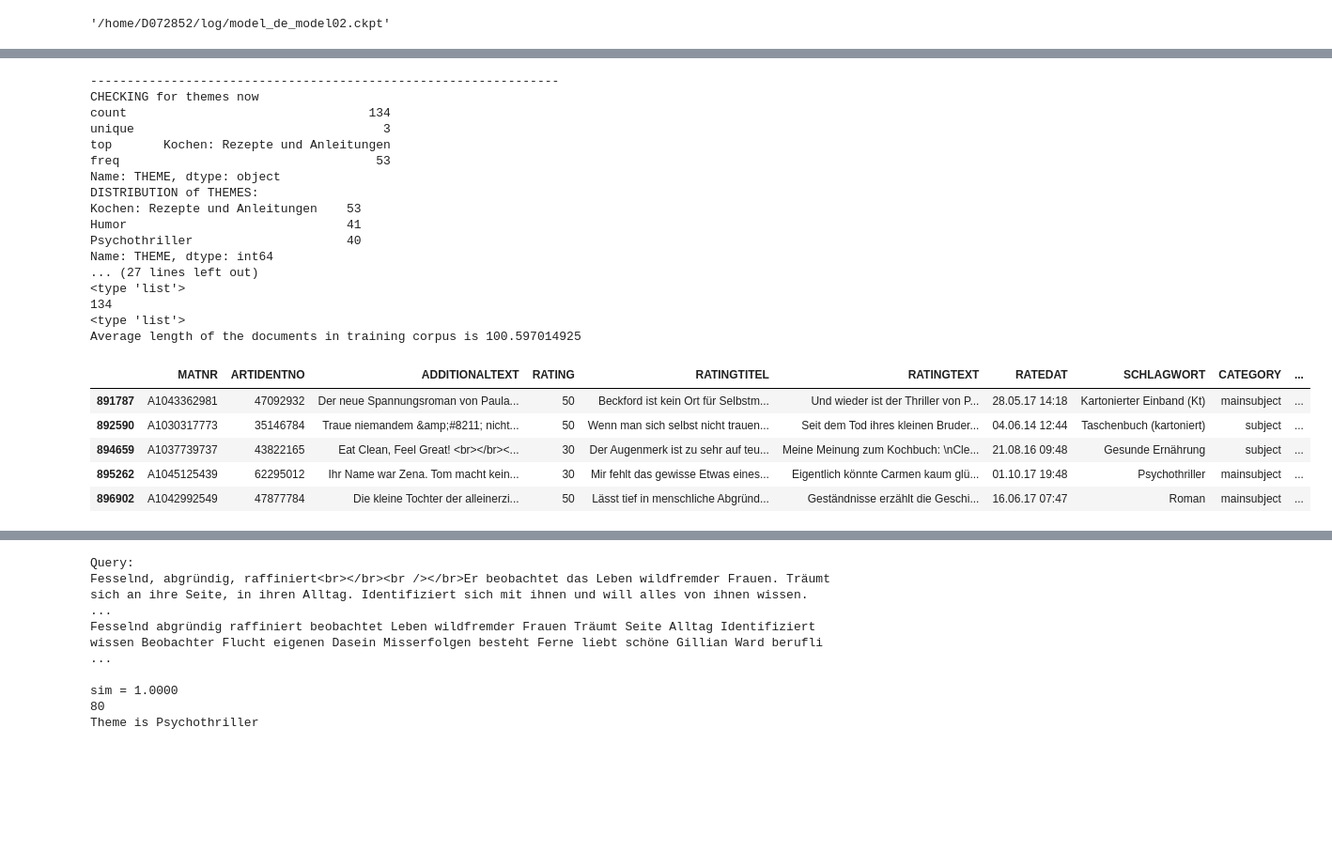
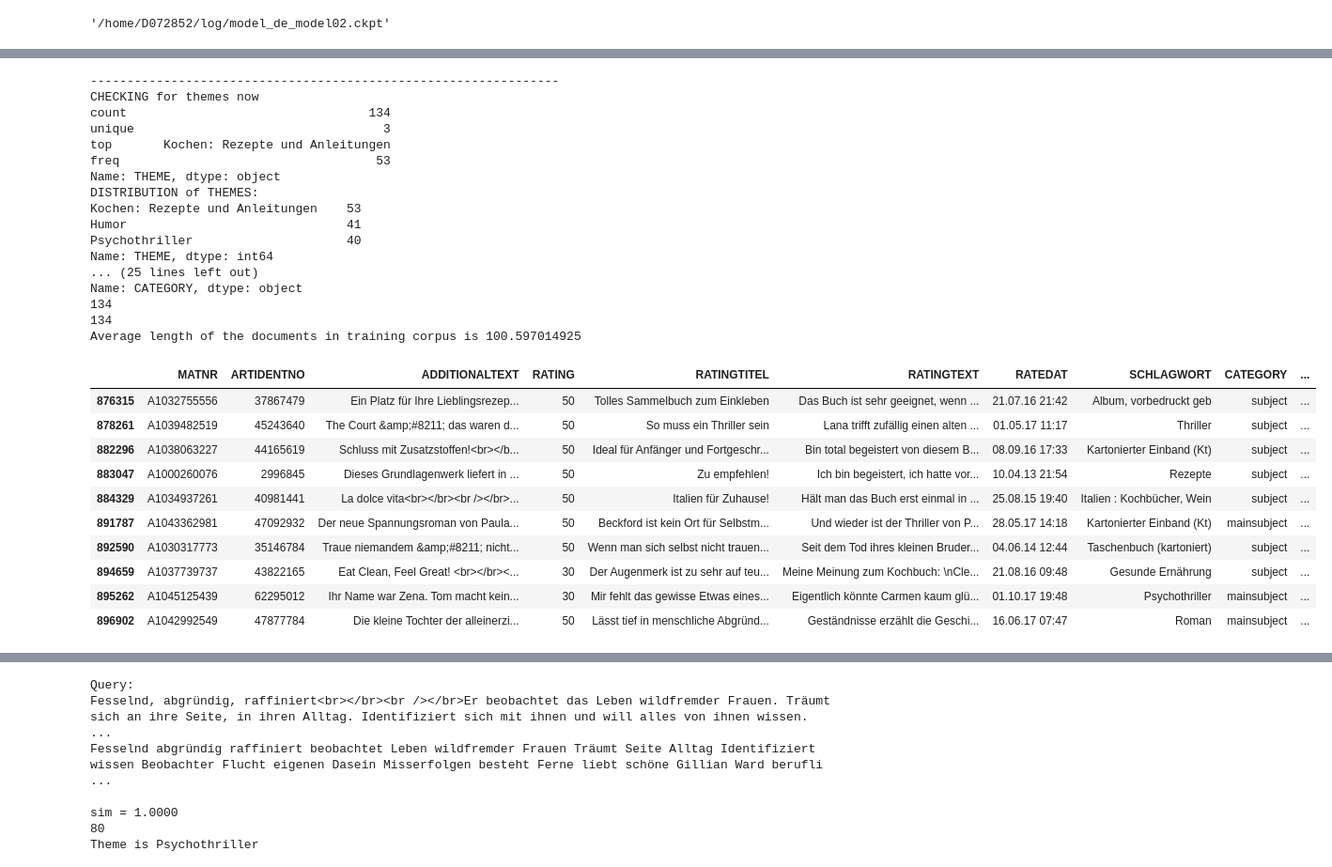
Before and after one commit to dupree/recommender_system, a Jupyter notebook: Bookstore_demoNotebook.ipynb, the cells around one changed output, grey strips where cells are left out. Shown at 94% size. Cells and saved outputs as stored; diff of their text form; code cells hidden in the pictures; blank space fills up the shorter version.

```diff
--- a/Bookstore_demoNotebook.ipynb
+++ b/Bookstore_demoNotebook.ipynb
@@ -397,48 +404,54 @@ train.head(10)
 print "----------------------------------------------------------------"
 # keeping only values relating to specific "un-related" THEMES
 train = train.loc[train['THEME'].isin(['Kochen: Rezepte und Anleitungen','Humor','Psychothriller'])]
+# train = train.loc[train['THEME'].isin(['Selbsthilfe und Persönlichkeitsentwicklung','Bilderbücher mit Erzähltexten','Kochen: Rezepte und Anleitungen'])]
+
 # trying some plotting of data wrt THEMES
 dataVisualise(train)
 
 train_text = train['ADDITIONALTEXT'].tolist()
 train_id = train['MATNR'].tolist()
 train_theme = train['THEME'].tolist()
-train_schalgwort = train['SCHLAGWORT'].tolist()
+train_schlagwort = train['SCHLAGWORT'].tolist()
 
+# some sanity checks for data
 print len(train_id)
-print type(train_id)
 print len(train_text)
-print type(train_text)
 
 total_len = 0
 # calculating the average text lenght in training corpus
 for s in train_text:
     total_len = total_len + len(s.split())
 average_text_len = total_len/len(train_text)
 
 print "Average length of the documents in training corpus is", average_text_len
 
 train.head()
-train.tail()
+train.tail(10)
 # %% [output]
 ----------------------------------------------------------------
 CHECKING for themes now
 count                                 134
 unique                                  3
 top       Kochen: Rezepte und Anleitungen
 freq                                   53
 Name: THEME, dtype: object
 DISTRIBUTION of THEMES:
 Kochen: Rezepte und Anleitungen    53
 Humor                              41
 Psychothriller                     40
 Name: THEME, dtype: int64
-... (27 lines left out)
-<type 'list'>
+... (25 lines left out)
+Name: CATEGORY, dtype: object
 134
-<type 'list'>
+134
 Average length of the documents in training corpus is 100.597014925
 |  | MATNR | ARTIDENTNO | ADDITIONALTEXT | RATING | RATINGTITEL | RATINGTEXT | RATEDAT | SCHLAGWORT | CATEGORY | ... |
+| 876315 | A1032755556 | 37867479 | Ein Platz für Ihre Lieblingsrezep... | 50 | Tolles Sammelbuch zum Einkleben | Das Buch ist sehr geeignet, wenn ... | 21.07.16 21:42 | Album, vorbedruckt geb | subject | ... |
+| 878261 | A1039482519 | 45243640 | The Court &amp;#8211; das waren d... | 50 | So muss ein Thriller sein | Lana trifft zufällig einen alten ... | 01.05.17 11:17 | Thriller | subject | ... |
+| 882296 | A1038063227 | 44165619 | Schluss mit Zusatzstoffen!<br></b... | 50 | Ideal für Anfänger und Fortgeschr... | Bin total begeistert von diesem B... | 08.09.16 17:33 | Kartonierter Einband (Kt) | subject | ... |
+| 883047 | A1000260076 | 2996845 | Dieses Grundlagenwerk liefert in ... | 50 | Zu empfehlen! | Ich bin begeistert, ich hatte vor... | 10.04.13 21:54 | Rezepte | subject | ... |
+| 884329 | A1034937261 | 40981441 | La dolce vita<br></br><br /></br>... | 50 | Italien für Zuhause! | Hält man das Buch erst einmal in ... | 25.08.15 19:40 | Italien : Kochbücher, Wein | subject | ... |
 | 891787 | A1043362981 | 47092932 | Der neue Spannungsroman von Paula... | 50 | Beckford ist kein Ort für Selbstm... | Und wieder ist der Thriller von P... | 28.05.17 14:18 | Kartonierter Einband (Kt) | mainsubject | ... |
 | 892590 | A1030317773 | 35146784 | Traue niemandem &amp;#8211; nicht... | 50 | Wenn man sich selbst nicht trauen... | Seit dem Tod ihres kleinen Bruder... | 04.06.14 12:44 | Taschenbuch (kartoniert) | subject | ... |
 | 894659 | A1037739737 | 43822165 | Eat Clean, Feel Great! <br></br><... | 30 | Der Augenmerk ist zu sehr auf teu... | Meine Meinung zum Kochbuch: \nCle... | 21.08.16 09:48 | Gesunde Ernährung | subject | ... |
```
Also changed, not shown: parts of 20 cells of this notebook.
